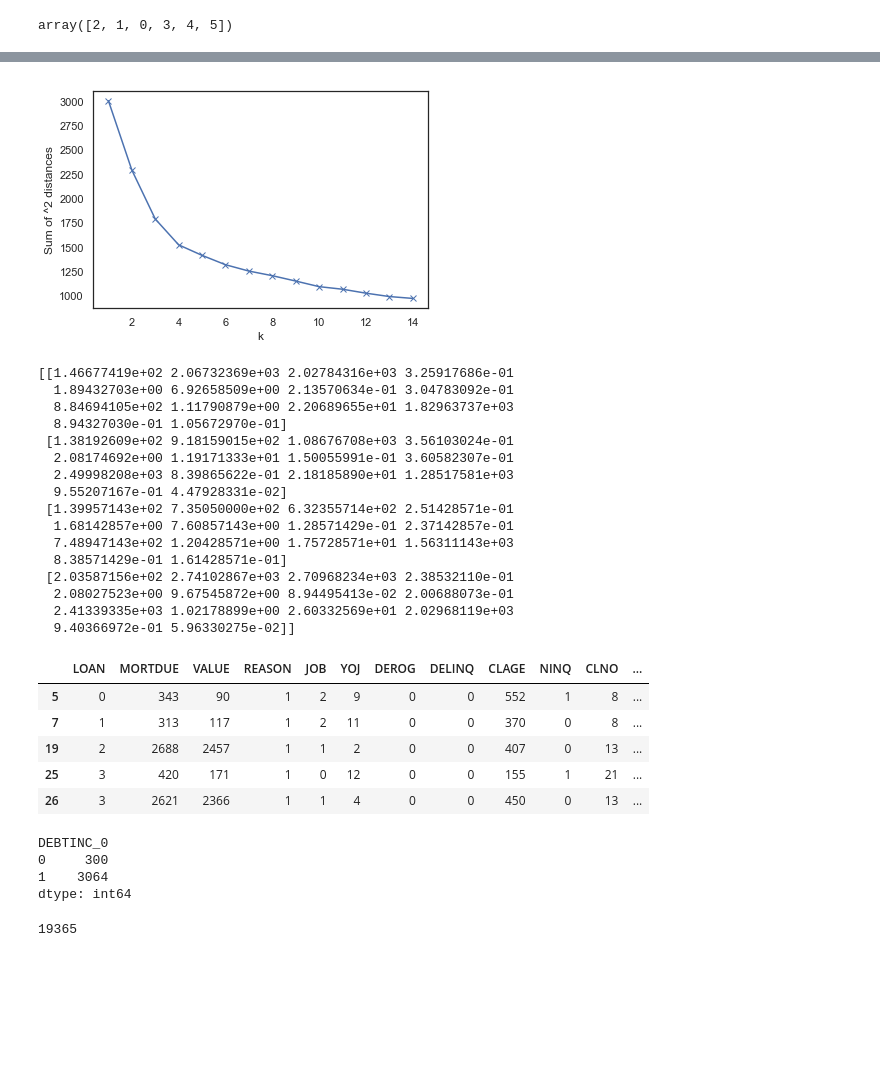
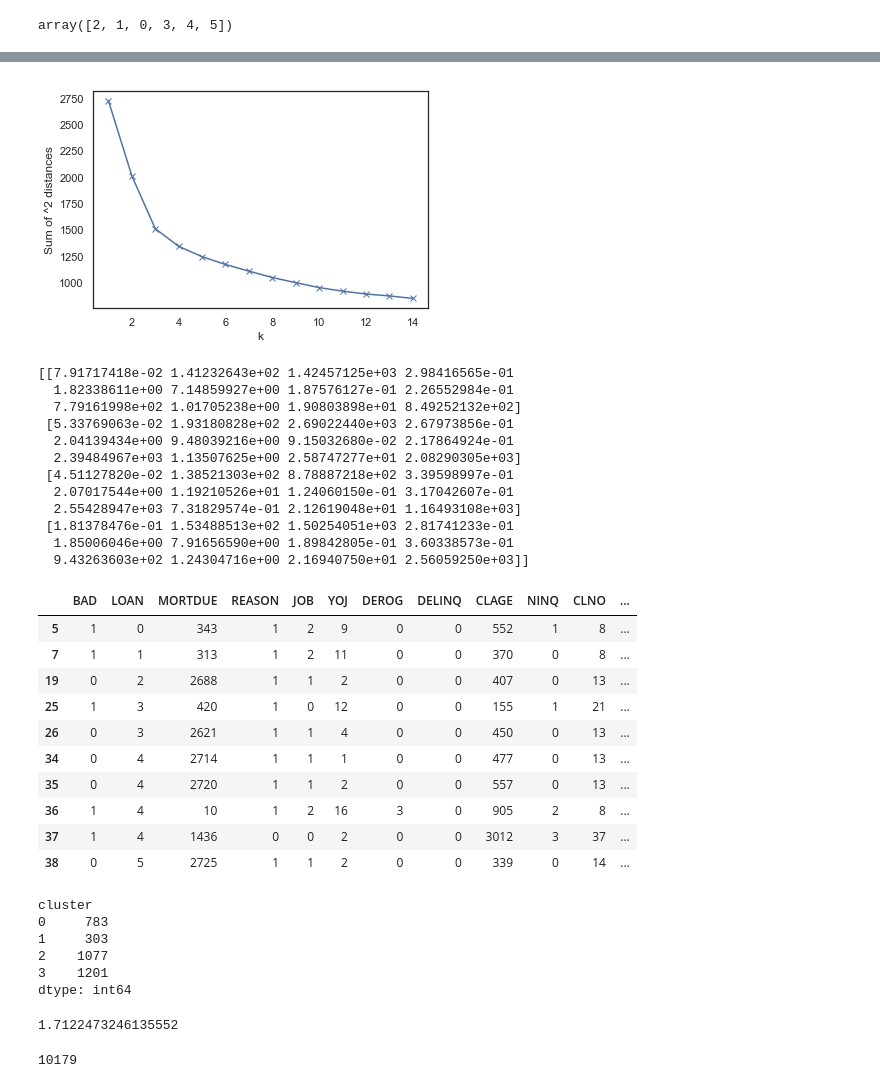
Before and after one commit to windmill312/ML-labs, a Jupyter notebook: lab2/lab2.ipynb, the cells around one changed output, grey strips where cells are left out. Drawn from its saved outputs; the diff is of its cells as text; code cells hidden in the pictures; blank space fills up the shorter version.

```diff
--- a/lab2/lab2.ipynb
+++ b/lab2/lab2.ipynb
@@ -66,6 +67,7 @@ data.shape
 # %% [output]
 (3364, 13)
 # %%
+data = data.drop('VALUE', 1)
 data.groupby('BAD').size()
 # %% [output]
 BAD
@@ -118,5 +116,5 @@ data[continious_features].describe()
 # %%
 dummies = pd.get_dummies(data['BAD'], prefix=col)
-data = pd.concat([data, dummies], axis = 1)
-data.drop('BAD', axis = 1, inplace = True)
+dt = pd.concat([data, dummies], axis = 1)
+dt.drop('BAD', axis = 1, inplace = True)
 # %%
@@ -135,7 +133,7 @@ data.shape
 # %%
 mms = MinMaxScaler()
-mms.fit(data)
-data_transformed = mms.transform(data)
+mms.fit(dt)
+data_transformed = mms.transform(dt)
 # %%
 Sum = []
 K = range(1,15)
@@ -165,7 +163,7 @@ plt.xlabel('k')
 plt.ylabel('Sum of ^2 distances')
 plt.show()
 # %% [output]
-[figure, old version]
+[figure, new version]
 # %%
 # clustering
 n_clusters = 4
@@ -174,47 +172,54 @@ km = KMeans(n_clusters=n_clusters).fit(data)
 centroids = km.cluster_centers_
 print(centroids)
 # %% [output]
-[[1.46677419e+02 2.06732369e+03 2.02784316e+03 3.25917686e-01
-  1.89432703e+00 6.92658509e+00 2.13570634e-01 3.04783092e-01
-  8.84694105e+02 1.11790879e+00 2.20689655e+01 1.82963737e+03
-  8.94327030e-01 1.05672970e-01]
- [1.38192609e+02 9.18159015e+02 1.08676708e+03 3.56103024e-01
-  2.08174692e+00 1.19171333e+01 1.50055991e-01 3.60582307e-01
-  2.49998208e+03 8.39865622e-01 2.18185890e+01 1.28517581e+03
-  9.55207167e-01 4.47928331e-02]
- [1.39957143e+02 7.35050000e+02 6.32355714e+02 2.51428571e-01
-  1.68142857e+00 7.60857143e+00 1.28571429e-01 2.37142857e-01
-  7.48947143e+02 1.20428571e+00 1.75728571e+01 1.56311143e+03
-  8.38571429e-01 1.61428571e-01]
- [2.03587156e+02 2.74102867e+03 2.70968234e+03 2.38532110e-01
-  2.08027523e+00 9.67545872e+00 8.94495413e-02 2.00688073e-01
-  2.41339335e+03 1.02178899e+00 2.60332569e+01 2.02968119e+03
-  9.40366972e-01 5.96330275e-02]]
+[[7.91717418e-02 1.41232643e+02 1.42457125e+03 2.98416565e-01
+  1.82338611e+00 7.14859927e+00 1.87576127e-01 2.26552984e-01
+  7.79161998e+02 1.01705238e+00 1.90803898e+01 8.49252132e+02]
+ [5.33769063e-02 1.93180828e+02 2.69022440e+03 2.67973856e-01
+  2.04139434e+00 9.48039216e+00 9.15032680e-02 2.17864924e-01
+  2.39484967e+03 1.13507625e+00 2.58747277e+01 2.08290305e+03]
+ [4.51127820e-02 1.38521303e+02 8.78887218e+02 3.39598997e-01
+  2.07017544e+00 1.19210526e+01 1.24060150e-01 3.17042607e-01
+  2.55428947e+03 7.31829574e-01 2.12619048e+01 1.16493108e+03]
+ [1.81378476e-01 1.53488513e+02 1.50254051e+03 2.81741233e-01
+  1.85006046e+00 7.91656590e+00 1.89842805e-01 3.60338573e-01
+  9.43263603e+02 1.24304716e+00 2.16940750e+01 2.56059250e+03]]
 # %%
 scaler = StandardScaler()
-X = scaler.fit_transform(data.drop('DEBTINC_0', 1))
-X = scaler.fit_transform(data.drop('DEBTINC_1', 1))
+X = scaler.fit_transform(dt.drop('DEBTINC_0', 1))
+X = scaler.fit_transform(dt.drop('DEBTINC_1', 1))
 
 data['cluster'] = km.fit_predict(X)
 # %%
-data.head(5)
+data.head(10)
 # %% [output]
-|  | LOAN | MORTDUE | VALUE | REASON | JOB | YOJ | DEROG | DELINQ | CLAGE | NINQ | CLNO | ... |
-| 5 | 0 | 343 | 90 | 1 | 2 | 9 | 0 | 0 | 552 | 1 | 8 | ... |
-| 7 | 1 | 313 | 117 | 1 | 2 | 11 | 0 | 0 | 370 | 0 | 8 | ... |
-| 19 | 2 | 2688 | 2457 | 1 | 1 | 2 | 0 | 0 | 407 | 0 | 13 | ... |
-| 25 | 3 | 420 | 171 | 1 | 0 | 12 | 0 | 0 | 155 | 1 | 21 | ... |
-| 26 | 3 | 2621 | 2366 | 1 | 1 | 4 | 0 | 0 | 450 | 0 | 13 | ... |
+|  | BAD | LOAN | MORTDUE | REASON | JOB | YOJ | DEROG | DELINQ | CLAGE | NINQ | CLNO | ... |
+| 5 | 1 | 0 | 343 | 1 | 2 | 9 | 0 | 0 | 552 | 1 | 8 | ... |
+| 7 | 1 | 1 | 313 | 1 | 2 | 11 | 0 | 0 | 370 | 0 | 8 | ... |
+| 19 | 0 | 2 | 2688 | 1 | 1 | 2 | 0 | 0 | 407 | 0 | 13 | ... |
+| 25 | 1 | 3 | 420 | 1 | 0 | 12 | 0 | 0 | 155 | 1 | 21 | ... |
+| 26 | 0 | 3 | 2621 | 1 | 1 | 4 | 0 | 0 | 450 | 0 | 13 | ... |
+| 34 | 0 | 4 | 2714 | 1 | 1 | 1 | 0 | 0 | 477 | 0 | 13 | ... |
+| 35 | 0 | 4 | 2720 | 1 | 1 | 2 | 0 | 0 | 557 | 0 | 13 | ... |
+| 36 | 1 | 4 | 10 | 1 | 2 | 16 | 3 | 0 | 905 | 2 | 8 | ... |
+| 37 | 1 | 4 | 1436 | 0 | 0 | 2 | 0 | 0 | 3012 | 3 | 37 | ... |
+| 38 | 0 | 5 | 2725 | 1 | 1 | 2 | 0 | 0 | 339 | 0 | 14 | ... |
 # %%
-data.groupby('DEBTINC_0').size()
+data.groupby('cluster').size()
 # %% [output]
-DEBTINC_0
-0     300
-1    3064
+cluster
+0     783
+1     303
+2    1077
+3    1201
 dtype: int64
+# %%
+(data['cluster'] - data['BAD']).apply(abs).mean()
+# %% [output]
+1.7122473246135552
 # %%
-val_1 = data[(data.DEBTINC_1 == 0) & (data.cluster == 0)]
+val_1 = data[(data.BAD == 0) & (data.cluster == 0)]
 val_1.size
 # %% [output]
-19365
+10179
 # %%
```
Also changed, not shown: parts of 18 cells of this notebook, 2 other files.
